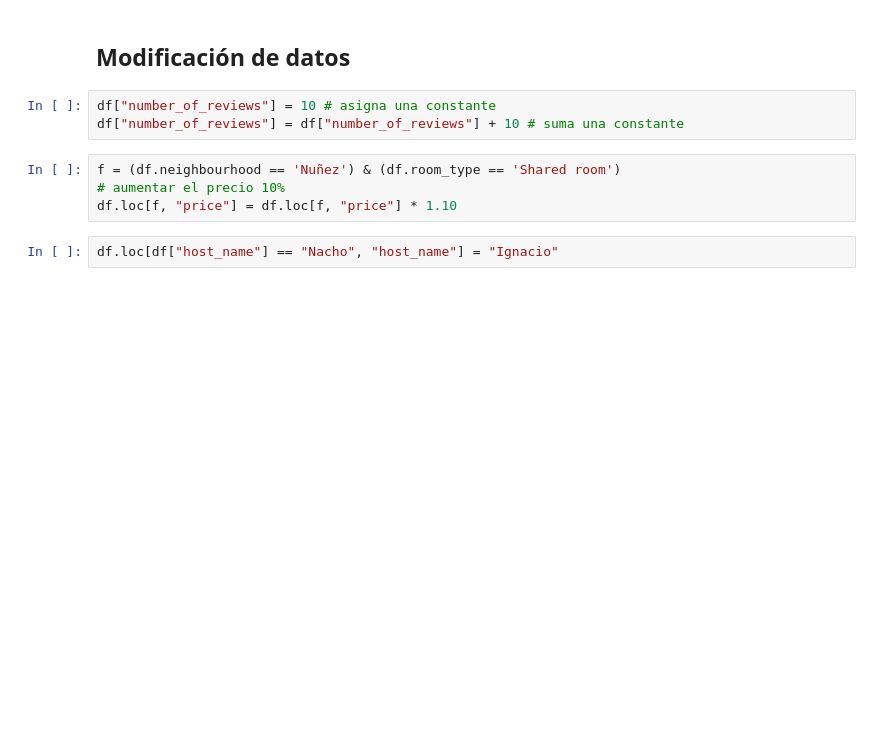
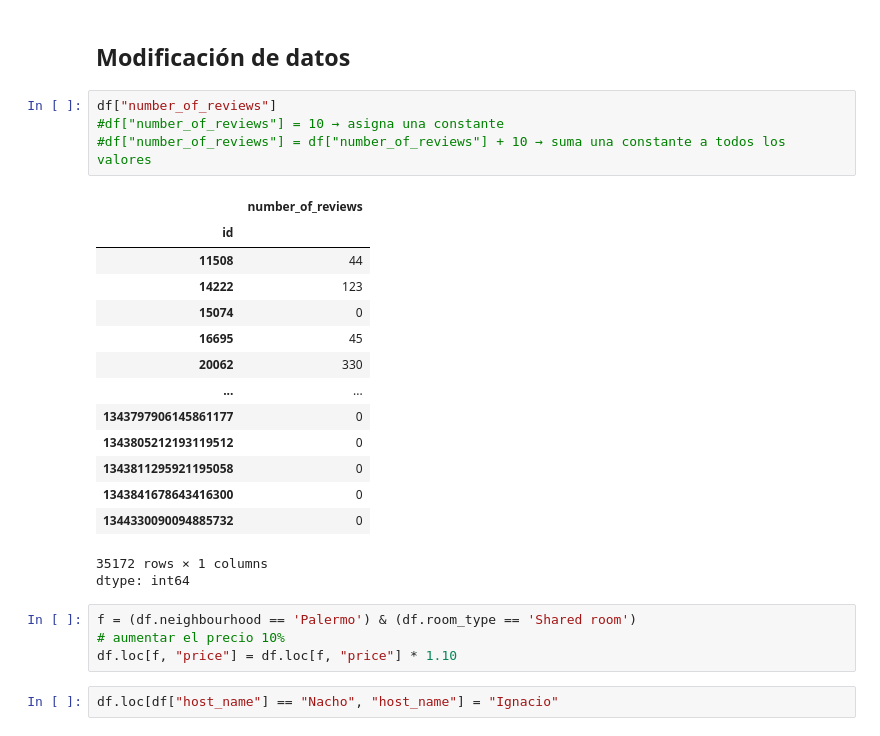
Before and after one commit to iespinozahDM/UBA-DM, a Jupyter notebook: Clase_02_pandas.ipynb, the cells around one changed output. Saved outputs shown, nothing was run; the diff lists cells and outputs as text; blank space fills up the shorter version.

```diff
--- a/Clase_02_pandas.ipynb
+++ b/Clase_02_pandas.ipynb
@@ -95,10 +220,27 @@ df.loc[f, "host_name"].shape[0]
 # %% [markdown]
 ## Modificación de datos
 # %%
-df["number_of_reviews"] = 10 # asigna una constante
-df["number_of_reviews"] = df["number_of_reviews"] + 10 # suma una constante
+df["number_of_reviews"]
+#df["number_of_reviews"] = 10 → asigna una constante
+#df["number_of_reviews"] = df["number_of_reviews"] + 10 → suma una constante a todos los valores
+# %% [output]
+|  | number_of_reviews |
+| id |  |
+| 11508 | 44 |
+| 14222 | 123 |
+| 15074 | 0 |
+| 16695 | 45 |
+| 20062 | 330 |
+| ... | ... |
+| 1343797906145861177 | 0 |
+| 1343805212193119512 | 0 |
+| 1343811295921195058 | 0 |
+| 1343841678643416300 | 0 |
+| 1344330090094885732 | 0 |
+35172 rows × 1 columns
+dtype: int64
 # %%
-f = (df.neighbourhood == 'Nuñez') & (df.room_type == 'Shared room')
+f = (df.neighbourhood == 'Palermo') & (df.room_type == 'Shared room')
 # aumentar el precio 10%
 df.loc[f, "price"] = df.loc[f, "price"] * 1.10
 # %%
```
Also changed, not shown: parts of 29 cells of this notebook.
